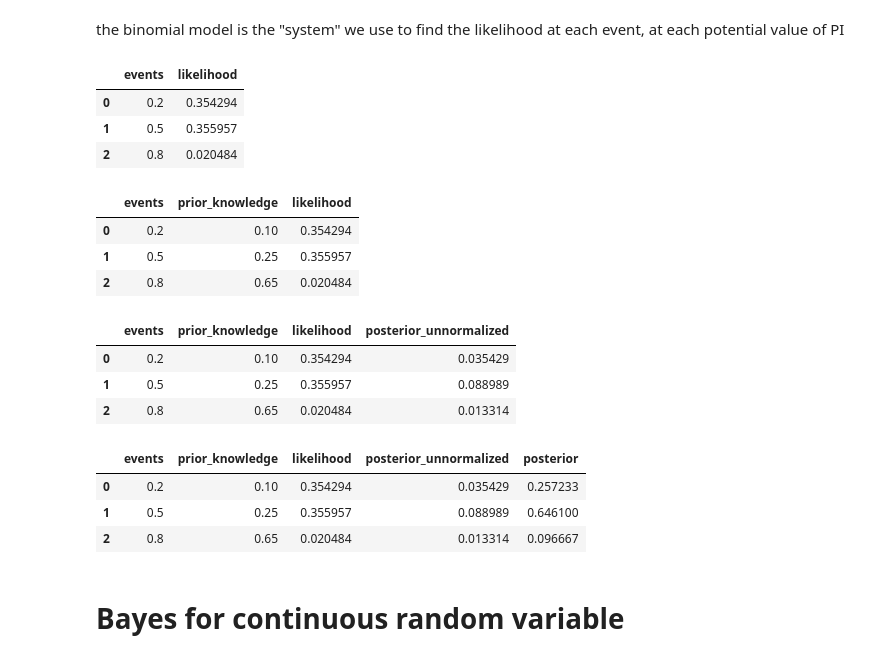
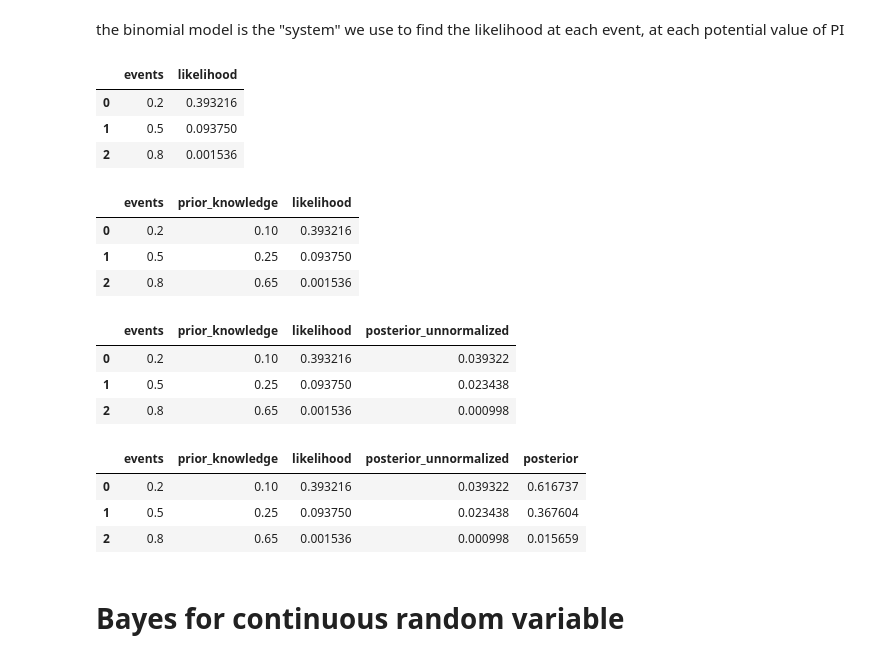
Before and after one commit to RCambier/rcambier.github.io, a Jupyter notebook: posts/2023-10-20-bayesian-inference-from-scratch.ipynb, the cells around one changed output. Drawn from its saved outputs; the diff is of its cells as text; code cells hidden in the pictures.

```diff
--- a/posts/2023-10-20-bayesian-inference-from-scratch.ipynb
+++ b/posts/2023-10-20-bayesian-inference-from-scratch.ipynb
@@ -239,43 +240,43 @@ the binomial model is the "system" we use to find the likelihood at each event,
 # %%
 # We observed 1 victory out of 6 games
 likelihood = pd.DataFrame({
     'events': ['0.2', '0.5', '0.8'],
     'likelihood': [
-        binom.pmf(k=1, n=6, p=0.1),  # We use our system, here the Binomial distribution, to link the observations to each event
-        binom.pmf(k=1, n=6, p=0.25),  # We use our system, here the Binomial distribution, to link the observations to each event
-        binom.pmf(k=1, n=6, p=0.65)], # We use our system, here the Binomial distribution, to link the observations to each event
+        binom.pmf(k=1, n=6, p=0.2),  # We use our system, here the Binomial distribution, to link the observations to each event
+        binom.pmf(k=1, n=6, p=0.5),  # We use our system, here the Binomial distribution, to link the observations to each event
+        binom.pmf(k=1, n=6, p=0.8)], # We use our system, here the Binomial distribution, to link the observations to each event
 });
 
 likelihood
 # %% [output]
 |  | events | likelihood |
-| 0 | 0.2 | 0.354294 |
-| 1 | 0.5 | 0.355957 |
-| 2 | 0.8 | 0.020484 |
+| 0 | 0.2 | 0.393216 |
+| 1 | 0.5 | 0.093750 |
+| 2 | 0.8 | 0.001536 |
 # %%
 bayes = pd.concat([probabilities, likelihood.drop(columns=['events'])], axis=1)
 bayes
 # %% [output]
 |  | events | prior_knowledge | likelihood |
-| 0 | 0.2 | 0.10 | 0.354294 |
-| 1 | 0.5 | 0.25 | 0.355957 |
-| 2 | 0.8 | 0.65 | 0.020484 |
+| 0 | 0.2 | 0.10 | 0.393216 |
+| 1 | 0.5 | 0.25 | 0.093750 |
+| 2 | 0.8 | 0.65 | 0.001536 |
 # %%
 bayes['posterior_unnormalized'] = bayes['prior_knowledge'] * bayes['likelihood']
 bayes
 # %% [output]
 |  | events | prior_knowledge | likelihood | posterior_unnormalized |
-| 0 | 0.2 | 0.10 | 0.354294 | 0.035429 |
-| 1 | 0.5 | 0.25 | 0.355957 | 0.088989 |
-| 2 | 0.8 | 0.65 | 0.020484 | 0.013314 |
+| 0 | 0.2 | 0.10 | 0.393216 | 0.039322 |
+| 1 | 0.5 | 0.25 | 0.093750 | 0.023438 |
+| 2 | 0.8 | 0.65 | 0.001536 | 0.000998 |
 # %%
 bayes['posterior'] = bayes['posterior_unnormalized'] / bayes['posterior_unnormalized'].sum()
 bayes
 # %% [output]
 |  | events | prior_knowledge | likelihood | posterior_unnormalized | posterior |
-| 0 | 0.2 | 0.10 | 0.354294 | 0.035429 | 0.257233 |
-| 1 | 0.5 | 0.25 | 0.355957 | 0.088989 | 0.646100 |
-| 2 | 0.8 | 0.65 | 0.020484 | 0.013314 | 0.096667 |
+| 0 | 0.2 | 0.10 | 0.393216 | 0.039322 | 0.616737 |
+| 1 | 0.5 | 0.25 | 0.093750 | 0.023438 | 0.367604 |
+| 2 | 0.8 | 0.65 | 0.001536 | 0.000998 | 0.015659 |
 # %% [markdown]
 # Bayes for continuous random variable
 # %% [markdown]
```
Also changed, not shown: parts of 17 cells of this notebook.
